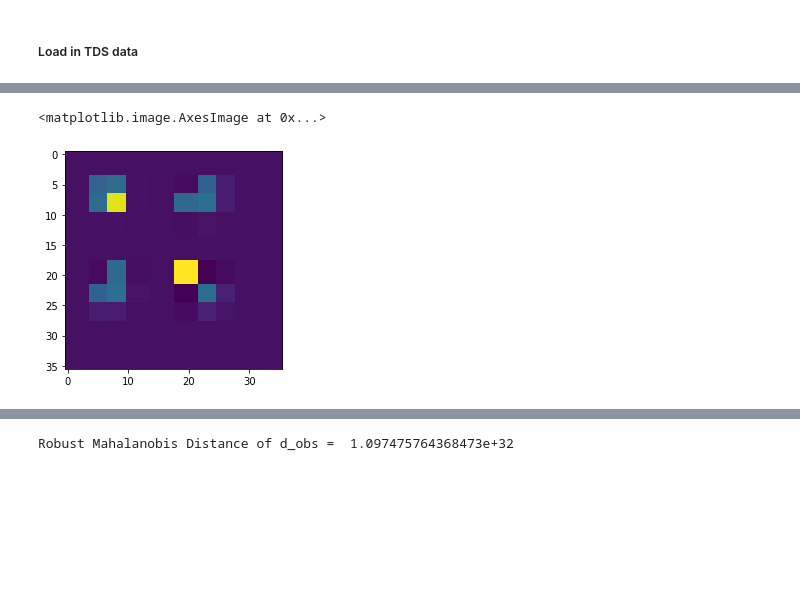
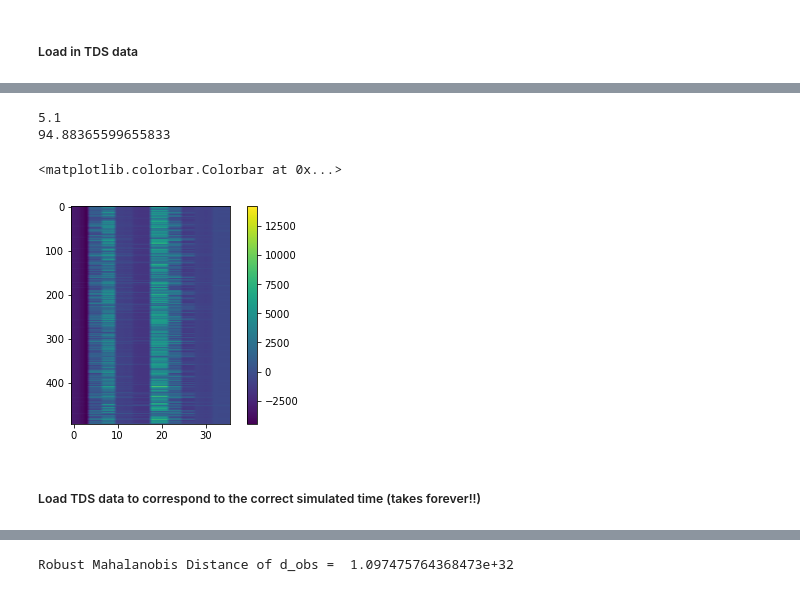
Before and after one commit to igotchalk/SWIlarge, a Jupyter notebook: notebook/postprocess_data.ipynb, the cells around one changed output, grey strips where cells are left out. Drawn from its saved outputs; the diff is of its cells as text; code cells hidden in the pictures; blank space fills up the shorter version.

```diff
--- a/notebook/postprocess_data.ipynb
+++ b/notebook/postprocess_data.ipynb
@@ -338,5 +356,18 @@ d_obs_pca = d_pca.transform(d_obs_scale)
-# %%
-plt.imshow(mcd.covariance_)
-# %% [output]
-<matplotlib.image.AxesImage at 0x...>
-[figure, removed]
+# %%
+import psutil
+# you can have the percentage of used RAM
+print(psutil.virtual_memory().percent)
+# you can calculate percentage of available memory
+print(psutil.virtual_memory().available * 100 / psutil.virtual_memory().total)
+# %% [output]
+5.1
+94.88365599655833
+# %%
+plt.imshow((d_tds[:,:] - d_tds_obs[:,:])*1000)
+plt.gca().set_aspect(.1)
+plt.colorbar()
+# %% [output]
+<matplotlib.colorbar.Colorbar at 0x...>
+[figure, added]
+# %% [markdown]
+##### Load TDS data to correspond to the correct simulated time (takes forever!!)
```
Also changed, not shown: parts of 21 cells of this notebook, 4 other files.
